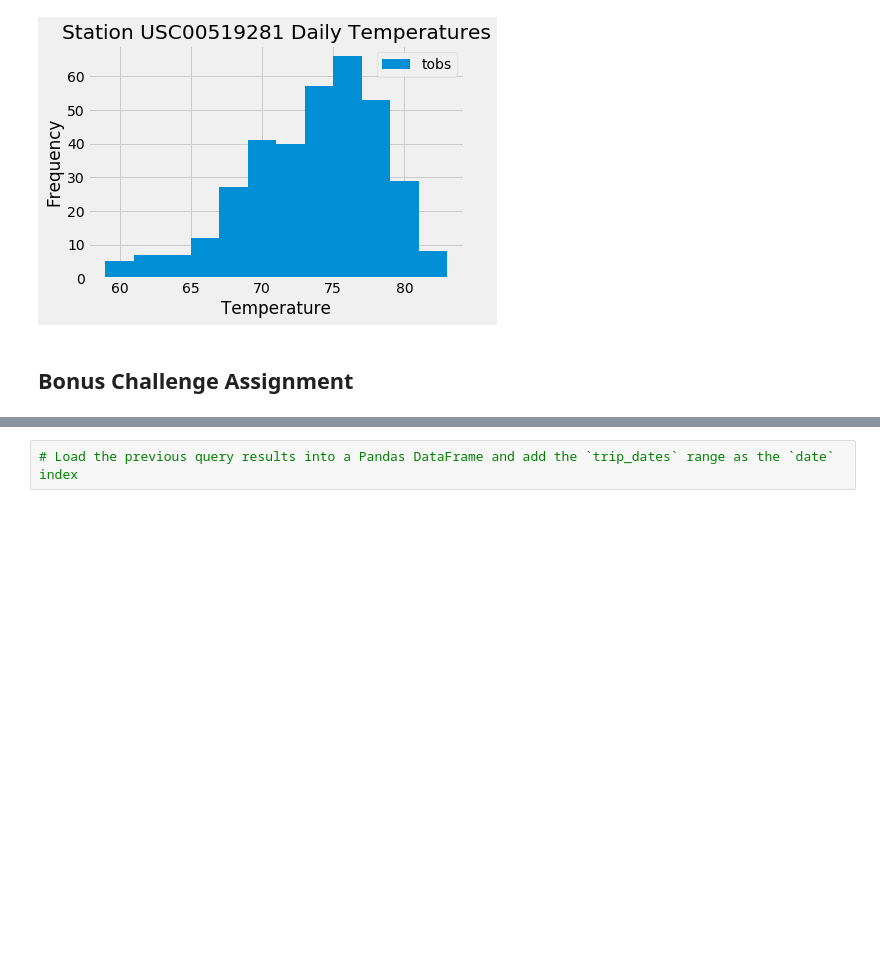
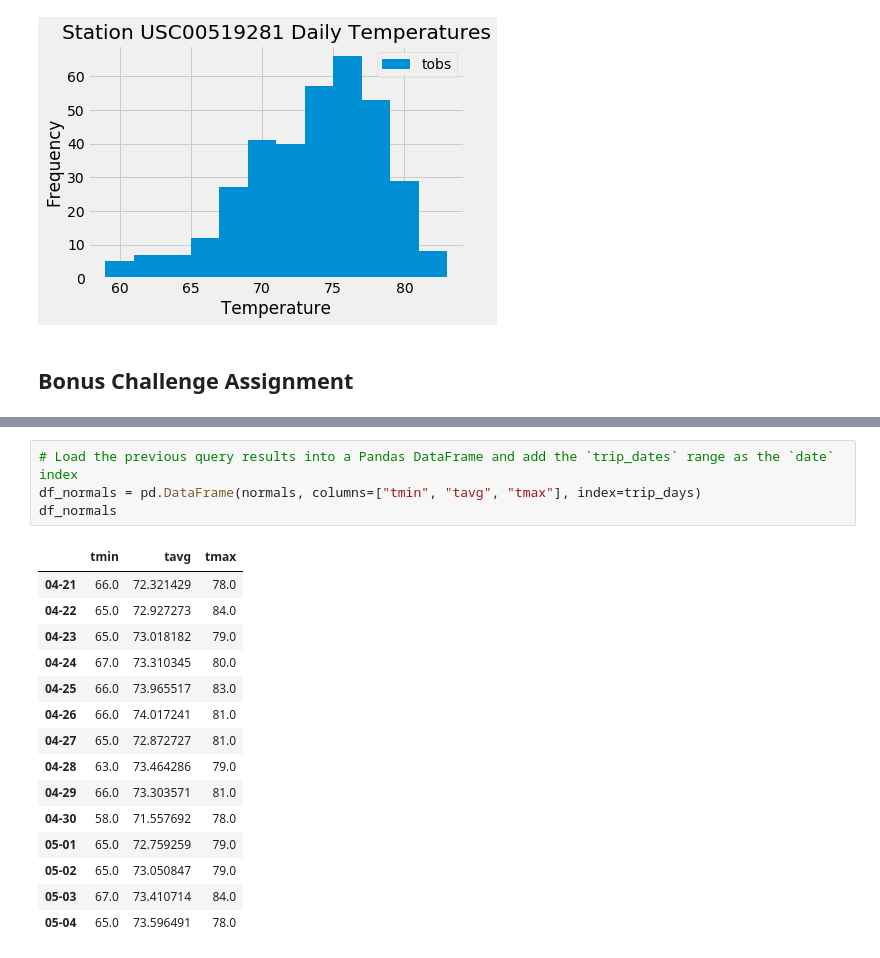
Before and after one commit to MichRisu/sqlalchemy-challenge, a Jupyter notebook: climate_starter.ipynb, the cells around one changed output, grey strips where cells are left out. Drawn from its saved outputs; the diff is of its cells as text; blank space fills up the shorter version.

```diff
--- a/climate_starter.ipynb
+++ b/climate_starter.ipynb
@@ -321,4 +429,22 @@ daily_normals("01-01")
 # %%
 # Load the previous query results into a Pandas DataFrame and add the `trip_dates` range as the `date` index
+df_normals = pd.DataFrame(normals, columns=["tmin", "tavg", "tmax"], index=trip_days)
+df_normals
+# %% [output]
+|  | tmin | tavg | tmax |
+| 04-21 | 66.0 | 72.321429 | 78.0 |
+| 04-22 | 65.0 | 72.927273 | 84.0 |
+| 04-23 | 65.0 | 73.018182 | 79.0 |
+| 04-24 | 67.0 | 73.310345 | 80.0 |
+| 04-25 | 66.0 | 73.965517 | 83.0 |
+| 04-26 | 66.0 | 74.017241 | 81.0 |
+| 04-27 | 65.0 | 72.872727 | 81.0 |
+| 04-28 | 63.0 | 73.464286 | 79.0 |
+| 04-29 | 66.0 | 73.303571 | 81.0 |
+| 04-30 | 58.0 | 71.557692 | 78.0 |
+| 05-01 | 65.0 | 72.759259 | 79.0 |
+| 05-02 | 65.0 | 73.050847 | 79.0 |
+| 05-03 | 67.0 | 73.410714 | 84.0 |
+| 05-04 | 65.0 | 73.596491 | 78.0 |
 # %%
 # Plot the daily normals as an area plot with `stacked=False`
```
Also changed, not shown: parts of 27 cells of this notebook, 2 other files.
